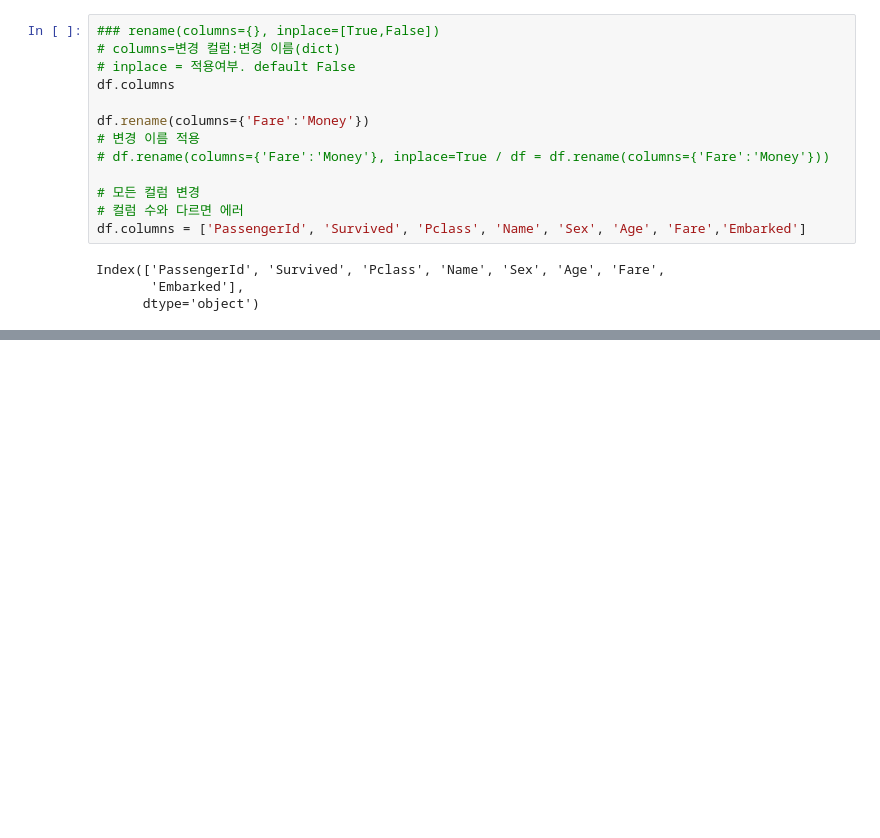
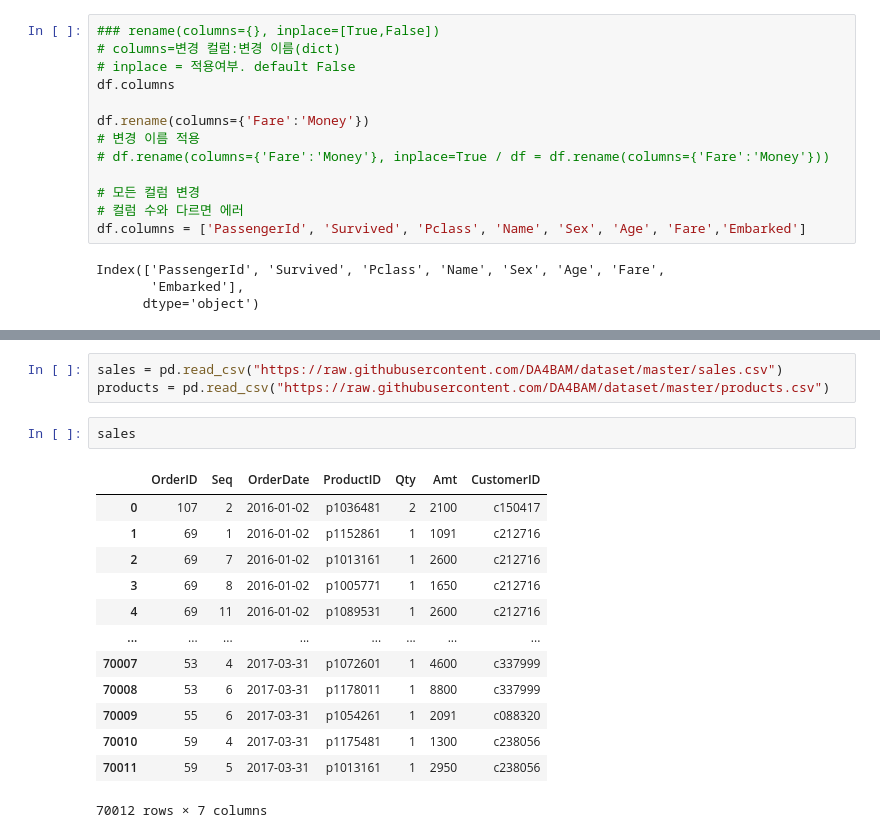
Before and after one commit to mskyun721/aivle_python, a Jupyter notebook: Class/Pandas.ipynb, the cells around one changed output, grey strips where cells are left out. Cells and saved outputs as stored; diff of their text form; blank space fills up the shorter version.

```diff
--- a/Class/Pandas.ipynb
+++ b/Class/Pandas.ipynb
@@ -249,0 +313,19 @@ Index(['PassengerId', 'Survived', 'Pclass', 'Name', 'Sex', 'Age', 'Fare',
+# %%
+sales = pd.read_csv("https://raw.githubusercontent.com/DA4BAM/dataset/master/sales.csv")
+products = pd.read_csv("https://raw.githubusercontent.com/DA4BAM/dataset/master/products.csv")
+# %%
+sales
+# %% [output]
+|  | OrderID | Seq | OrderDate | ProductID | Qty | Amt | CustomerID |
+| 0 | 107 | 2 | 2016-01-02 | p1036481 | 2 | 2100 | c150417 |
+| 1 | 69 | 1 | 2016-01-02 | p1152861 | 1 | 1091 | c212716 |
+| 2 | 69 | 7 | 2016-01-02 | p1013161 | 1 | 2600 | c212716 |
+| 3 | 69 | 8 | 2016-01-02 | p1005771 | 1 | 1650 | c212716 |
+| 4 | 69 | 11 | 2016-01-02 | p1089531 | 1 | 2600 | c212716 |
+| ... | ... | ... | ... | ... | ... | ... | ... |
+| 70007 | 53 | 4 | 2017-03-31 | p1072601 | 1 | 4600 | c337999 |
+| 70008 | 53 | 6 | 2017-03-31 | p1178011 | 1 | 8800 | c337999 |
+| 70009 | 55 | 6 | 2017-03-31 | p1054261 | 1 | 2091 | c088320 |
+| 70010 | 59 | 4 | 2017-03-31 | p1175481 | 1 | 1300 | c238056 |
+| 70011 | 59 | 5 | 2017-03-31 | p1013161 | 1 | 2950 | c238056 |
+70012 rows × 7 columns
```
Also changed, not shown: parts of 22 cells of this notebook, 1 other file.
